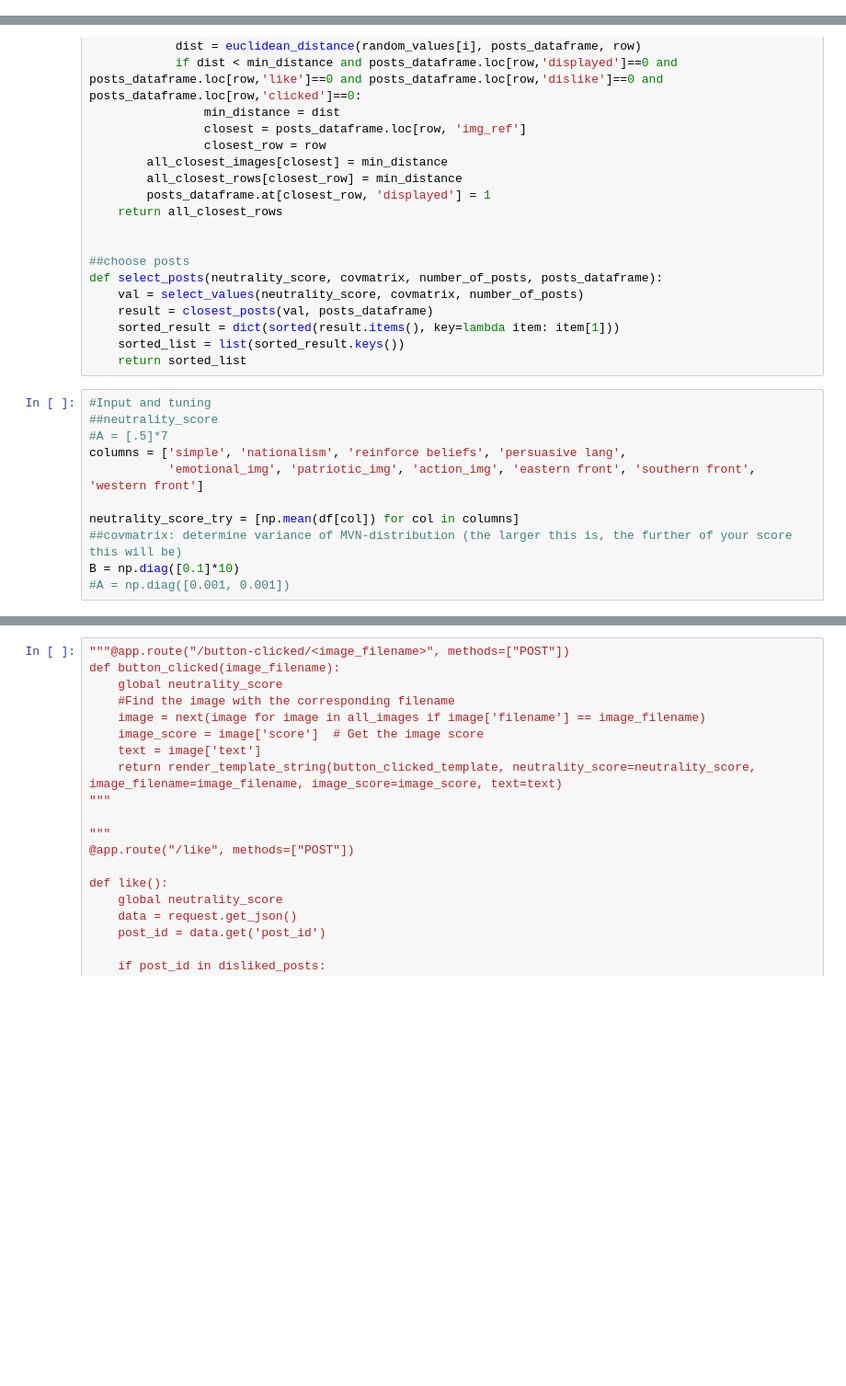
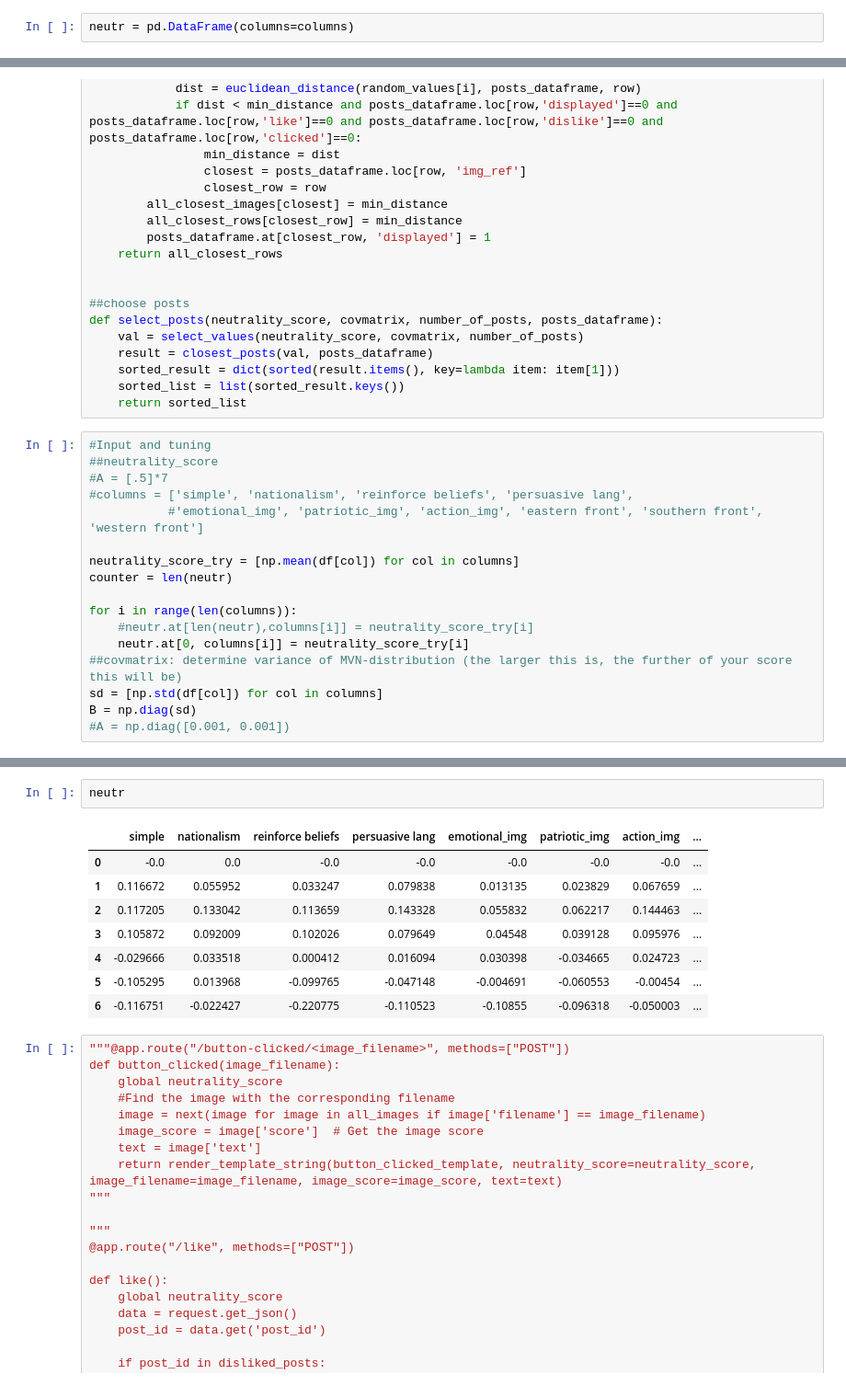
Before and after one commit to ValerieVandenBussche/Datathon-2025, a Jupyter notebook: app_1_datathon.ipynb, the cells around one changed output, grey strips where cells are left out. Shown at 92% size. Drawn from its saved outputs; the diff is of its cells as text; blank space fills up the shorter version.

```diff
--- a/app_1_datathon.ipynb
+++ b/app_1_datathon.ipynb
@@ -23,2 +19,4 @@ Index(['sequence', 'simple', 'nationalism', 'reinforce beliefs',
+# %%
+neutr = pd.DataFrame(columns=columns)
 # %%
 all_images = []
@@ -81,12 +78,18 @@ def select_posts(neutrality_score, covmatrix, number_of_posts, posts_dataframe):
 #Input and tuning
 ##neutrality_score
 #A = [.5]*7
-columns = ['simple', 'nationalism', 'reinforce beliefs', 'persuasive lang',
-           'emotional_img', 'patriotic_img', 'action_img', 'eastern front', 'southern front', 'western front']
+#columns = ['simple', 'nationalism', 'reinforce beliefs', 'persuasive lang',
+           #'emotional_img', 'patriotic_img', 'action_img', 'eastern front', 'southern front', 'western front']
 
 neutrality_score_try = [np.mean(df[col]) for col in columns]
+counter = len(neutr)
+
+for i in range(len(columns)):
+    #neutr.at[len(neutr),columns[i]] = neutrality_score_try[i]
+    neutr.at[0, columns[i]] = neutrality_score_try[i]
 ##covmatrix: determine variance of MVN-distribution (the larger this is, the further of your score this will be)
-B = np.diag([0.1]*10)
+sd = [np.std(df[col]) for col in columns]
+B = np.diag(sd)
 #A = np.diag([0.001, 0.001])
 # %%
 #functions for analysis at end of game
@@ -1091,3 +1181,14 @@ df.loc[df['clicked_time']>0,:
+# %%
+neutr
+# %% [output]
+|  | simple | nationalism | reinforce beliefs | persuasive lang | emotional_img | patriotic_img | action_img | ... |
+| 0 | -0.0 | 0.0 | -0.0 | -0.0 | -0.0 | -0.0 | -0.0 | ... |
+| 1 | 0.116672 | 0.055952 | 0.033247 | 0.079838 | 0.013135 | 0.023829 | 0.067659 | ... |
+| 2 | 0.117205 | 0.133042 | 0.113659 | 0.143328 | 0.055832 | 0.062217 | 0.144463 | ... |
+| 3 | 0.105872 | 0.092009 | 0.102026 | 0.079649 | 0.04548 | 0.039128 | 0.095976 | ... |
+| 4 | -0.029666 | 0.033518 | 0.000412 | 0.016094 | 0.030398 | -0.034665 | 0.024723 | ... |
+| 5 | -0.105295 | 0.013968 | -0.099765 | -0.047148 | -0.004691 | -0.060553 | -0.00454 | ... |
+| 6 | -0.116751 | -0.022427 | -0.220775 | -0.110523 | -0.10855 | -0.096318 | -0.050003 | ... |
 # %%
 """@app.route("/button-clicked/<image_filename>", methods=["POST"])
 def button_clicked(image_filename):
```
Also changed, not shown: parts of 7 cells of this notebook, 5 other files.
